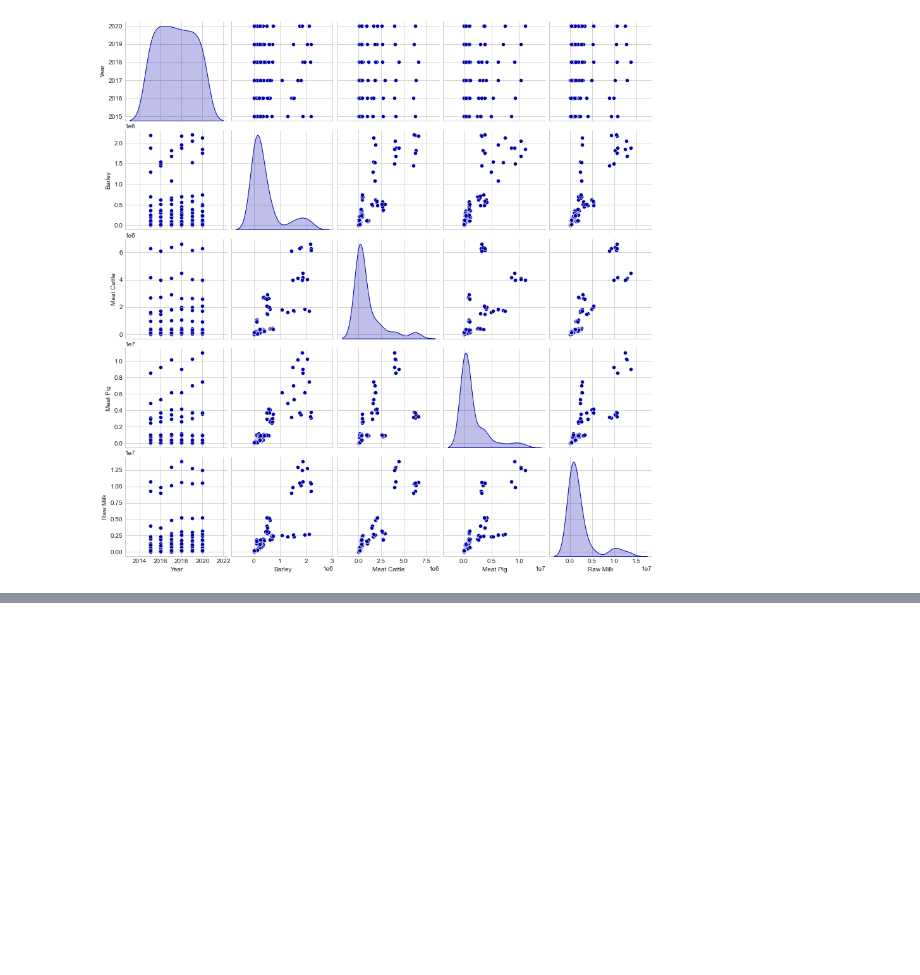
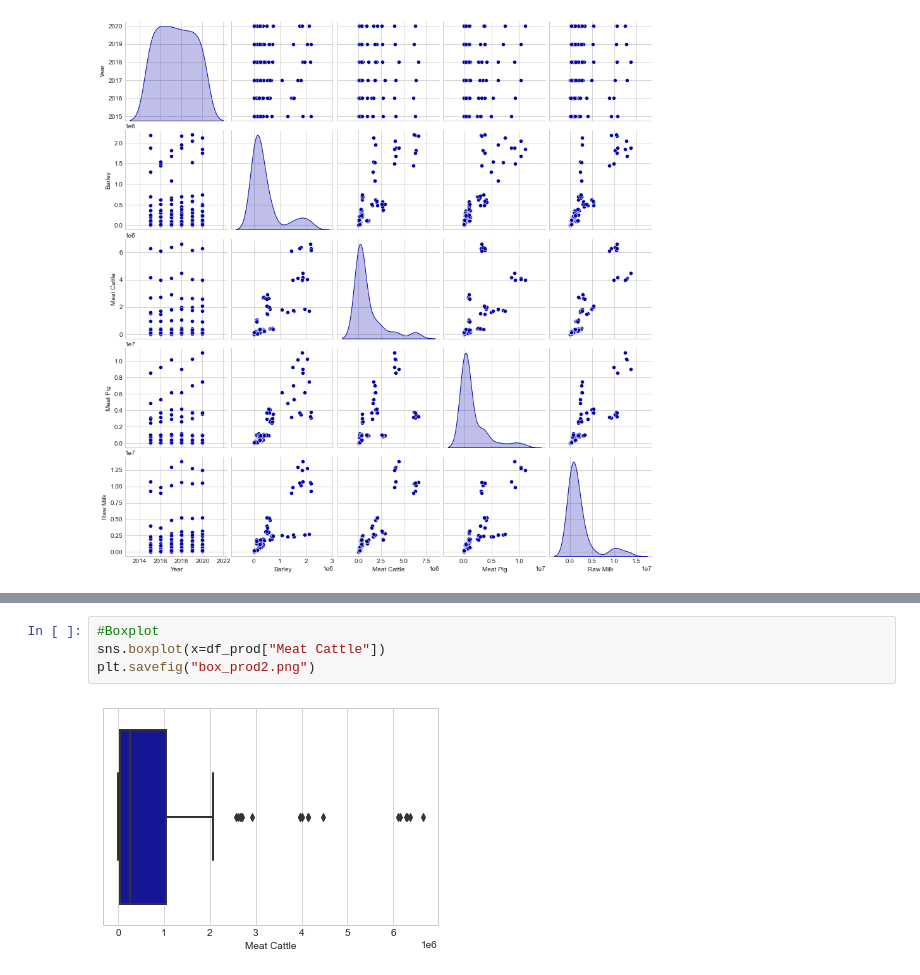
Before and after one commit to jaderleonardo/CA2_Project, a Jupyter notebook: FA_Prod_and_Pop_European.ipynb, the cells around one changed output, grey strips where cells are left out. Saved outputs shown, nothing was run; the diff lists cells and outputs as text; blank space fills up the shorter version.

```diff
--- a/FA_Prod_and_Pop_European.ipynb
+++ b/FA_Prod_and_Pop_European.ipynb
@@ -857,0 +938,6 @@ sns.pairplot(df_prod, diag_kind="kde")
+# %%
+#Boxplot
+sns.boxplot(x=df_prod["Meat Cattle"])
+plt.savefig("box_prod2.png")
+# %% [output]
+[figure, added]
```
Also changed, not shown: parts of 12 cells of this notebook, 10 other files.
